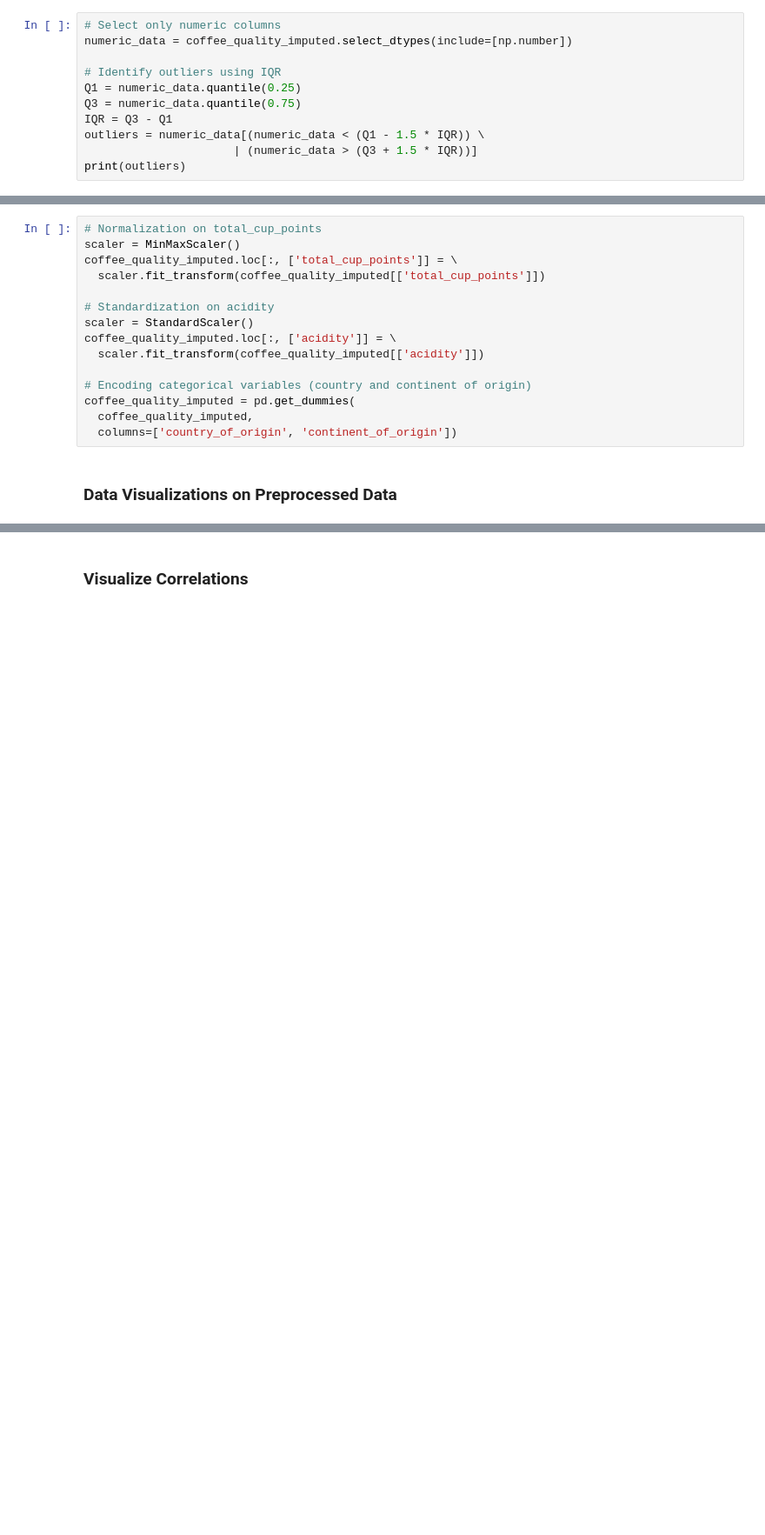
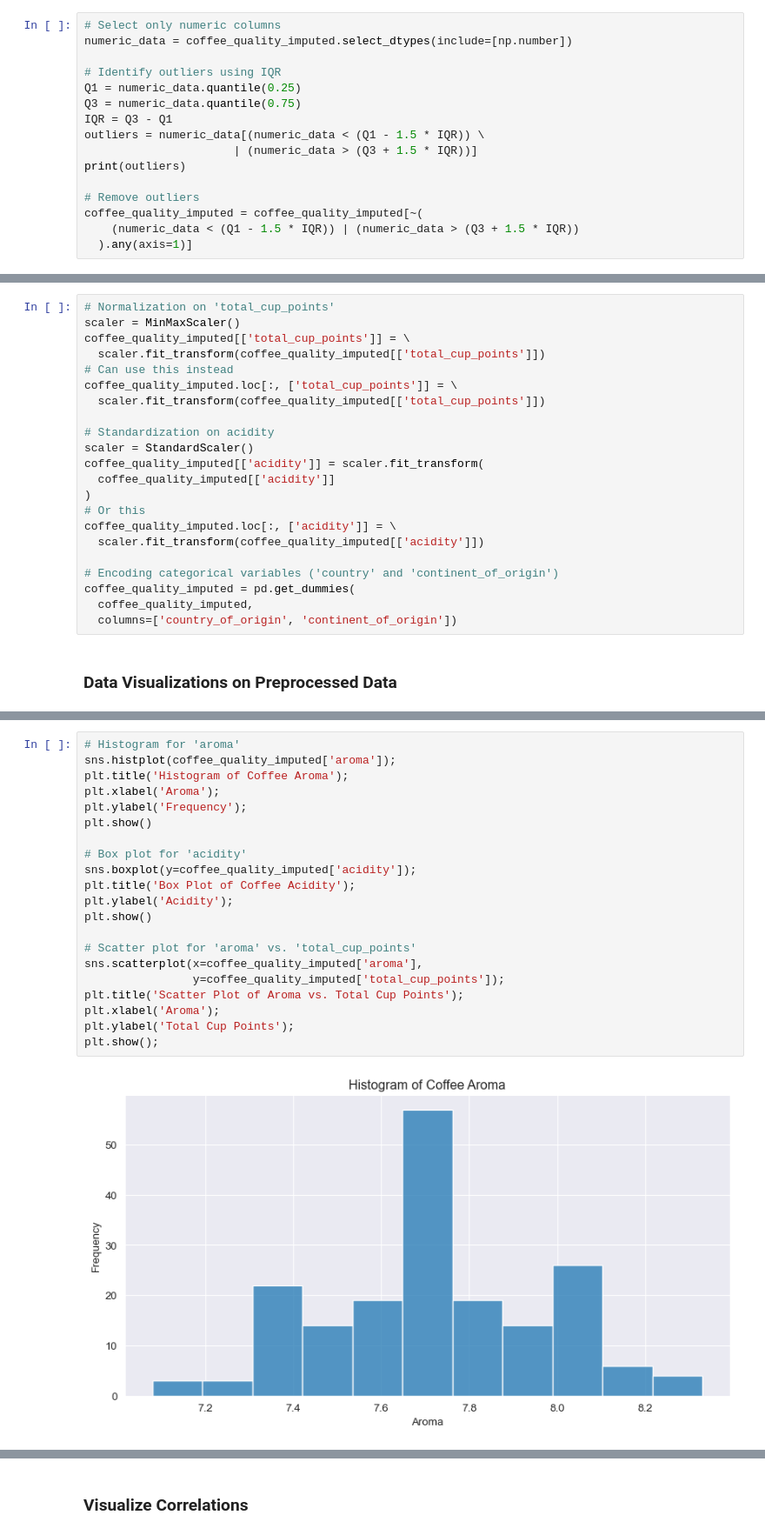
Before and after one commit to ismayc/oreilly-fundamentals-of-statistics-with-python, a Jupyter notebook: exercises_solutions.ipynb, the cells around one changed output, grey strips where cells are left out. Shown at 87% size. Cells and saved outputs as stored; diff of their text form; blank space fills up the shorter version.

```diff
--- a/exercises_solutions.ipynb
+++ b/exercises_solutions.ipynb
@@ -892,6 +971,11 @@ IQR = Q3 - Q1
 outliers = numeric_data[(numeric_data < (Q1 - 1.5 * IQR)) \
                       | (numeric_data > (Q3 + 1.5 * IQR))]
 print(outliers)
+
+# Remove outliers
+coffee_quality_imputed = coffee_quality_imputed[~(
+    (numeric_data < (Q1 - 1.5 * IQR)) | (numeric_data > (Q3 + 1.5 * IQR))
+  ).any(axis=1)]
 # %% [output]
      aroma  flavor  aftertaste  acidity  body  balance  uniformity  clean_cup  \
 0     8.58    8.50        8.42     8.58  8.25     8.42         NaN        NaN
@@ -913,17 +997,24 @@ print(outliers)
 # %% [markdown]
 ### Data Transformation
 # %%
-# Normalization on total_cup_points
+# Normalization on 'total_cup_points'
 scaler = MinMaxScaler()
+coffee_quality_imputed[['total_cup_points']] = \
+  scaler.fit_transform(coffee_quality_imputed[['total_cup_points']])
+# Can use this instead
 coffee_quality_imputed.loc[:, ['total_cup_points']] = \
   scaler.fit_transform(coffee_quality_imputed[['total_cup_points']])
 
 # Standardization on acidity
 scaler = StandardScaler()
+coffee_quality_imputed[['acidity']] = scaler.fit_transform(
+  coffee_quality_imputed[['acidity']]
+)
+# Or this
 coffee_quality_imputed.loc[:, ['acidity']] = \
   scaler.fit_transform(coffee_quality_imputed[['acidity']])
 
-# Encoding categorical variables (country and continent of origin)
+# Encoding categorical variables ('country' and 'continent_of_origin')
 coffee_quality_imputed = pd.get_dummies(
   coffee_quality_imputed,
   columns=['country_of_origin', 'continent_of_origin'])
@@ -946,0 +1023,23 @@ plt.show();
+# %%
+# Histogram for 'aroma'
+sns.histplot(coffee_quality_imputed['aroma']);
+plt.title('Histogram of Coffee Aroma');
+plt.xlabel('Aroma');
+plt.ylabel('Frequency');
+plt.show()
+
+# Box plot for 'acidity'
+sns.boxplot(y=coffee_quality_imputed['acidity']);
+plt.title('Box Plot of Coffee Acidity');
+plt.ylabel('Acidity');
+plt.show()
+
+# Scatter plot for 'aroma' vs. 'total_cup_points'
+sns.scatterplot(x=coffee_quality_imputed['aroma'],
+                y=coffee_quality_imputed['total_cup_points']);
+plt.title('Scatter Plot of Aroma vs. Total Cup Points');
+plt.xlabel('Aroma');
+plt.ylabel('Total Cup Points');
+plt.show();
+# %% [output]
+[figure, added]
```
Also changed, not shown: parts of 104 cells of this notebook, 17 other files.
